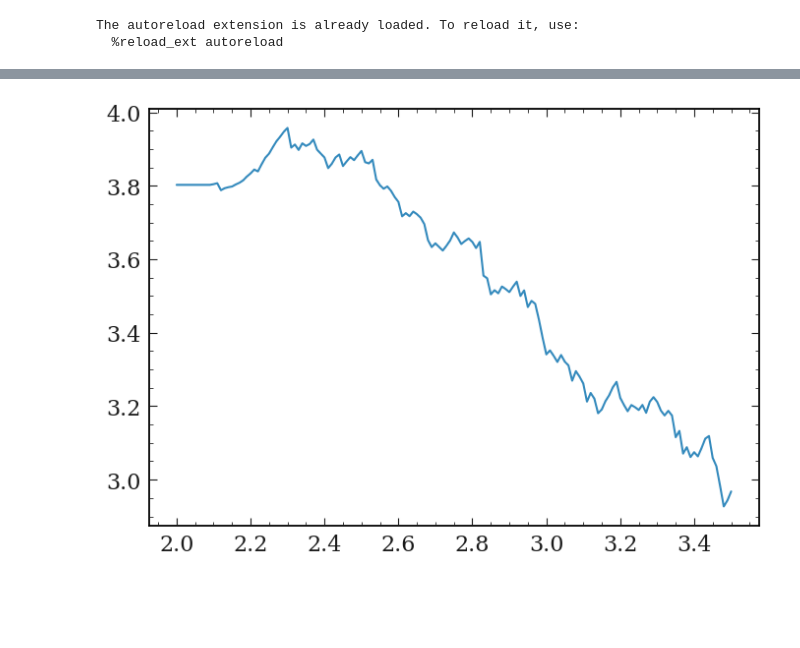
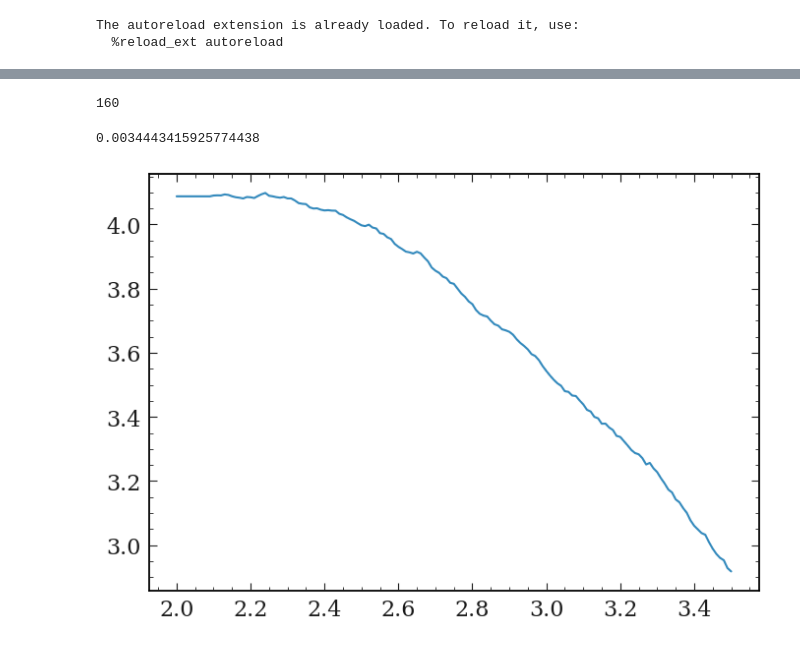
Before and after one commit to jykim-physics/DRAW_and_FITTING, a Jupyter notebook: main/DRAW_1D/kekcc_phig.ipynb, the cells around one changed output, grey strips where cells are left out. Drawn from its saved outputs; the diff is of its cells as text; code cells hidden in the pictures; blank space fills up the shorter version.

```diff
--- a/main/DRAW_1D/kekcc_phig.ipynb
+++ b/main/DRAW_1D/kekcc_phig.ipynb
@@ -285,7 +298,7 @@ Dstarp_Q
 <Figure size 800x550 with 0 Axes>
 # %%
-# phig_pre_extraction_cut = 'abs(Phi_M - 1.0195)< 0.011 & abs(Dstarp_Q-0.00593)<0.0006'
-phig_pre_extraction_cut = 'abs(Phi_M - 1.0195)< 0.011 & abs(Dstarp_Q-0.00593)<0.001'
+phig_pre_extraction_cut = 'abs(Phi_M - 1.0195)< 0.011 & abs(Dstarp_Q-0.00593)<0.0006'
+# phig_pre_extraction_cut = 'abs(Phi_M - 1.0195)< 0.011 & abs(Dstarp_Q-0.00593)<0.001'
 # phig_pre_extraction_cut = 'abs(Phi_M - 1.0195)< 0.011 & abs(Dstarp_Q-0.00593)<0.002'
 
 phig_pre_extraction_ccbar = pd_phigamma_ccbar.query(phig_pre_extraction_cut)
@@ -488,22 +563,22 @@ FOM_cut_list = np.linspace(2,3.5,151)
 # %%
 #FOM_cut_list = np.linspace(0.3,3.8,351)
 # %%
-def calculate_FOM( bkg_pd, sig_pd, cut_list):
+def calculate_FOM( bkg_pd, sig_pd, cut_list, scale_factor):
 
     FOM_list = list()
 
     for cut_value in cut_list:
 
         temp_cut = 'Dstarp_CMS_p > ' + str(cut_value)
-        #temp_cut = 'gamma_E > ' + str(cut_value)
-
         temp_bkg_pd = bkg_pd.query(temp_cut)
         temp_sig_pd = sig_pd.query(temp_cut)
 
         nsig = len(temp_sig_pd)
         nbkg = len(temp_bkg_pd)
 
-        FOM = nsig/(math.sqrt(nsig + nbkg))
+#         FOM = scale_factor*nsig/(math.sqrt(scale_factor*nsig + nbkg))
+        FOM = scale_factor*nsig/(math.sqrt(scale_factor*nsig + nbkg))
+
         FOM_list.append(FOM)
 
     return FOM_list
@@ -563,26 +638,46 @@ sigMC_file_loc = '/media/jykim/T7/storage/01_recon/phi/trainv2new_pre_extraction
 sigMC_file_loc = '/media/jykim/T7/storage/01_recon/phi/v2_pre_omega_const_signalMC_recon_mdst_phi.root'
 \
 #sigMC_file_loc = '/media/jykim/T7/storage/01_recon/phi/trainv2_sig_extraction_signalMC_recon_mdst_phi.root'
+base_file_loc = '/media/jykim/T7/storage/01_recon/v26_sigbkg_pre_ext/'
 
-base_file_loc = '/media/jykim/T7/storage/01_recon/v9mask_pre_extraction_400_bkgsig/'
+# base_file_loc = '/media/jykim/T7/storage/01_recon/v9mask_pre_extraction_400_bkgsig/'
 sigMC_file_loc = base_file_loc + 'topo/resultfile/result_phi/standard.root'
 
 #base_filter='phi_rank_Dstp==1 && D0_M>1.67 && D0_M<2.06 && Dstarp_isSignal==1 && abs(Phi_M - 1.0195)< 0.011 && abs(Dstarp_Q-0.00593)<0.002'
 base_filter='Pis_charge==1 && D0_M>1.67 && D0_M<2.06  && abs(Phi_M - 1.0195)< 0.011 && abs(Dstarp_Q-0.00593)<0.001'
-base_filter='Pis_charge==1 && D0_M>1.8 && D0_M<1.9  && abs(Phi_M - 1.0195)< 0.011 && abs(Dstarp_Q-0.00593)<0.001'
+base_filter='D0_M>1.8 && D0_M<1.9  && abs(Phi_M - 1.0195)< 0.011 && abs(Dstarp_Q-0.00593)<0.0006'
 
-base_filter += ' && iCascDcyBrP_Dst_0 == 1'
+# base_filter += ' && iCascDcyBrP_Dst_0 == 1'
+# base_filter += '&& iDcyBrIncDcyBr_D0Vg_0 == 0'
+base_filter += '&& nSigCascDcyBr_0==1'
+
 variables=['D0_M','D0_cosHel_0','Phi_M','Dstarp_Q','Dstarp_CMS_p','Dstarp_isSignal','gamma_E']
 tree='phi'
 
 xrange=(0,0.01)
 xbins = np.linspace(*xrange,51)
 pd_phigamma_sigMC = get_pd(file=sigMC_file_loc, tree=tree,base_filter=base_filter,variables=variables)
+# %%
+half_1_sigMC = '/media/jykim/T7/storage/01_recon/phi/D0_v26_half1M_1_pre_ext_signalMC_recon_mdst_phi.root'
+base_filter='D0_M>1.8 && D0_M<1.9  && abs(Phi_M - 1.0195)< 0.011 && abs(Dstarp_Q-0.00593)<0.0006'
+variables=['D0_M','D0_cosHel_0','Phi_M','Dstarp_Q','Dstarp_CMS_p','Dstarp_isSignal','gamma_E']
+tree='phi'
+pd_half_1_sigMC = get_pd(file=half_1_sigMC, tree=tree,base_filter=base_filter,variables=variables)
+
+scale_factor = len(pd_phigamma_sigMC)/len(pd_half_1_sigMC )
+# %%
+print(len(pd_phigamma_sigMC))
+# %% [output]
+160
+# %%
+scale_factor
+# %% [output]
+0.0034443415925774438
 # %%
-FOM_phig_list = calculate_FOM(phig_bkg_pre_ext_all, pd_phigamma_sigMC, FOM_cut_list)
+FOM_phig_list = calculate_FOM(phig_bkg_pre_ext_all,pd_half_1_sigMC, FOM_cut_list,scale_factor)
 plt.plot(FOM_cut_list,FOM_phig_list);
 # %% [output]
-[figure, old version]
+[figure, new version]
 # %%
 #sigMC_file_loc = '/group/belle/users/jaeyoung/storage/01_recon/phi/trainv2_pre_signalMC_recon_mdst_phi.root'
 #sigMC_file_loc = '/media/jykim/T7/storage/01_recon/phi/trainv2_sig_extraction_signalMC_recon_mdst_phi.root'
```
Also changed, not shown: parts of 25 cells of this notebook, 9 other files.
